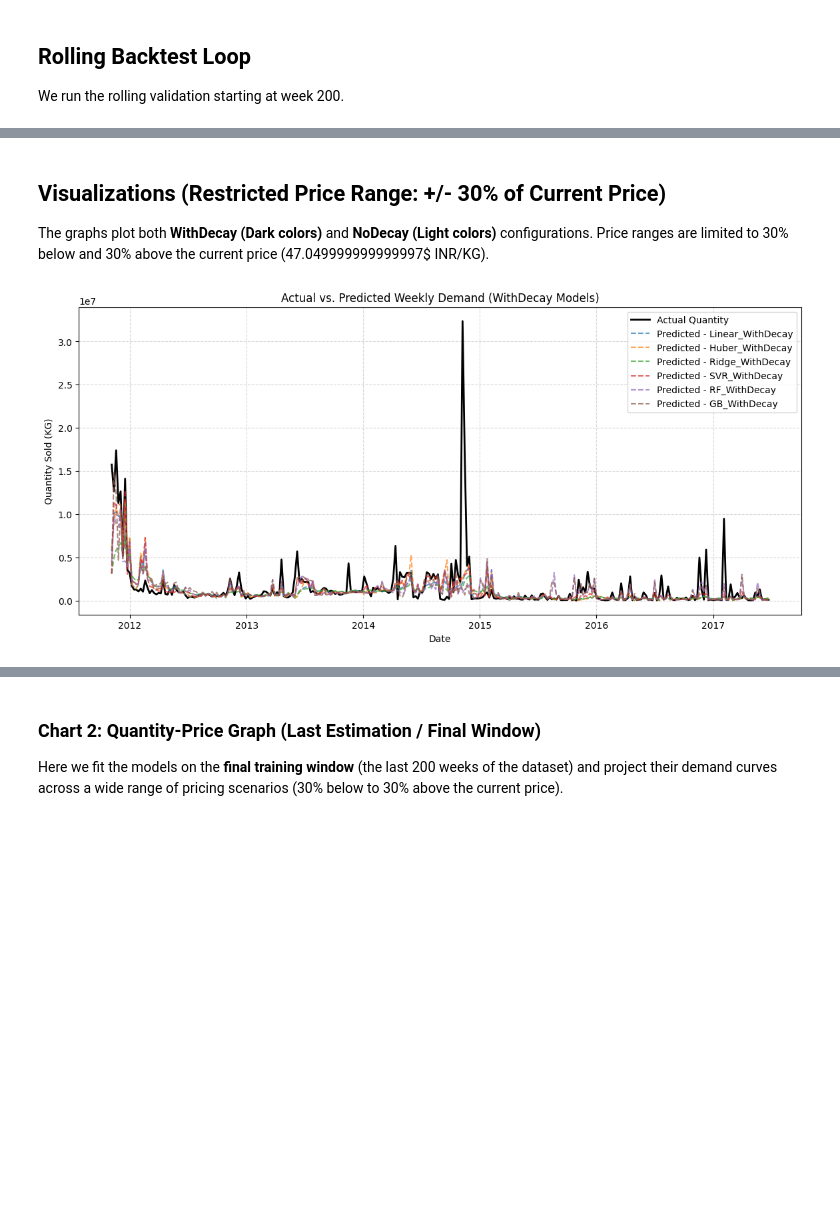
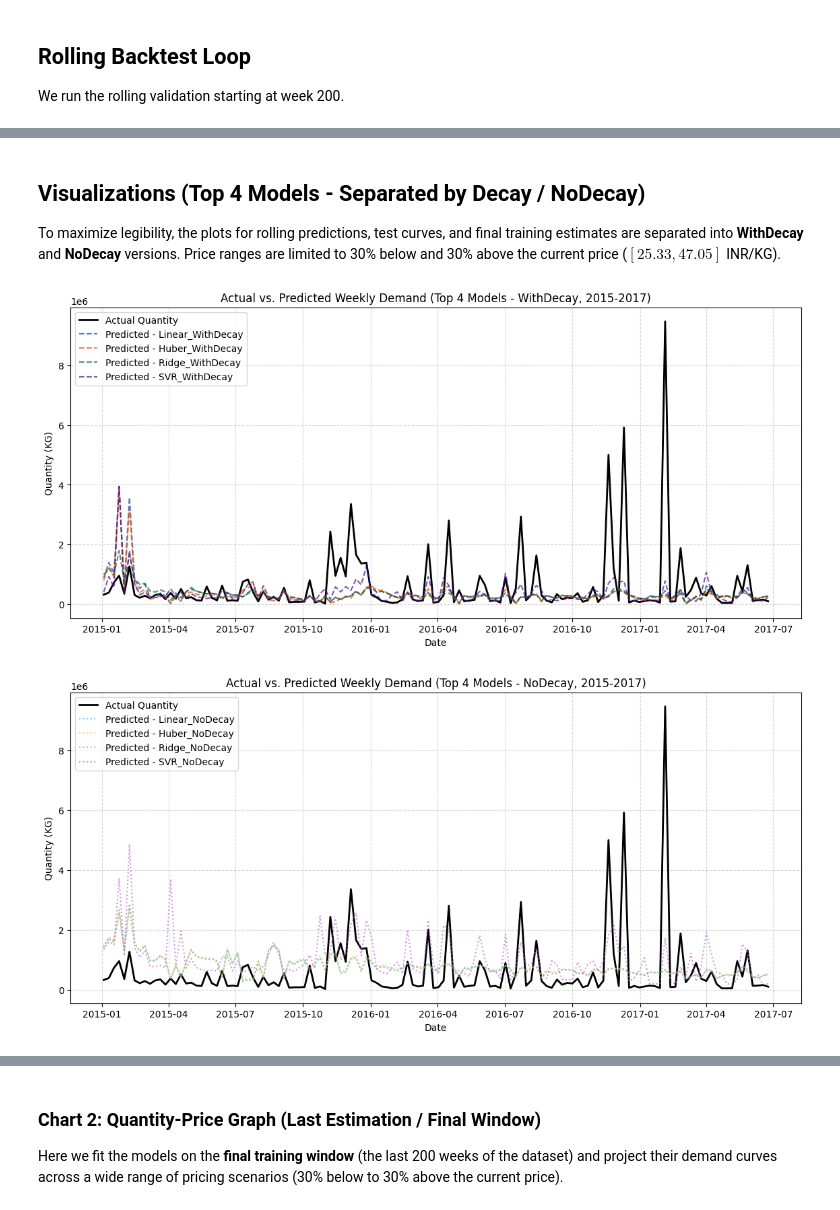
Before and after one commit to atishayj2202/PriceAnalysis, a Jupyter notebook: mod_test/elasticity_model_testing.ipynb, the cells around one changed output, grey strips where cells are left out. Saved outputs shown, nothing was run; the diff lists cells and outputs as text; code cells hidden in the pictures; blank space fills up the shorter version.

```diff
--- a/mod_test/elasticity_model_testing.ipynb
+++ b/mod_test/elasticity_model_testing.ipynb
@@ -253,24 +277,55 @@ final_ranked[['Model', 'MAE (KG)', 'MAPE (%)', 'Mean Elasticity', 'Std Elasticit
 # %% [markdown]
-## Visualizations (Restricted Price Range: +/- 30% of Current Price)
+## Visualizations (Top 4 Models - Separated by Decay / NoDecay)
 
-The graphs plot both **WithDecay (Dark colors)** and **NoDecay (Light colors)** configurations. Price ranges are limited to 30% below and 30% above the current price (47.049999999999997$ INR/KG).
+To maximize legibility, the plots for rolling predictions, test curves, and final training estimates are separated into **WithDecay** and **NoDecay** versions. Price ranges are limited to 30% below and 30% above the current price ($[25.33, 47.05]$ INR/KG).
-# %%
-# Plot rolling predictions vs actuals for WithDecay models
-plt.figure(figsize=(14, 6))
-plt.plot(dates, actual_qs, 'k-', label='Actual Quantity', linewidth=2)
-decay_models = ['Linear_WithDecay', 'Huber_WithDecay', 'Ridge_WithDecay', 'SVR_WithDecay', 'RF_WithDecay', 'GB_WithDecay']
-for model_name in decay_models:
-    preds = [p['pred'] for p in results[model_name]]
-    plt.plot(dates, preds, label=f'Predicted - {model_name}', alpha=0.7, linestyle='--')
-
-plt.title('Actual vs. Predicted Weekly Demand (WithDecay Models)')
-plt.xlabel('Date')
-plt.ylabel('Quantity Sold (KG)')
-plt.legend()
-plt.grid(True, linestyle='--', alpha=0.5)
-plt.show()
-# %% [output]
-[figure, removed]
+# %%
+# Plot rolling predictions vs actuals for top 4 models (2015-2017 only)
+plot_dates = pd.to_datetime(dates)
+filter_2015 = (plot_dates >= '2015-01-01') & (plot_dates <= '2017-12-31')
+
+filtered_plot_dates = plot_dates[filter_2015]
+filtered_actual_qs = np.array(actual_qs)[filter_2015]
+
+color_pairs = {
+    'Linear': ('#0d47a1', '#64b5f6'),  # Blue
+    'Huber': ('#e65100', '#ffb74d'),   # Orange
+    'Ridge': ('#1b5e20', '#81c784'),   # Green
+    'SVR': ('#4a148c', '#ba68c8'),     # Purple
+}
+
+# Plot 1a: WithDecay
+plt.figure(figsize=(14, 6))
+plt.plot(filtered_plot_dates, filtered_actual_qs, 'k-', label='Actual Quantity', linewidth=2)
+for base_name, (c_decay, _) in color_pairs.items():
+    wd_name = base_name + '_WithDecay'
+    if wd_name in results:
+        preds_wd = np.array([p['pred'] for p in results[wd_name]])[filter_2015]
+        plt.plot(filtered_plot_dates, preds_wd, label=f'Predicted - {wd_name}', color=c_decay, alpha=0.7, linestyle='--')
+plt.title('Actual vs. Predicted Weekly Demand (Top 4 Models - WithDecay, 2015-2017)')
+plt.xlabel('Date')
+plt.ylabel('Quantity (KG)')
+plt.legend()
+plt.grid(True, linestyle='--', alpha=0.5)
+plt.show()
+
+# Plot 1b: NoDecay
+if not RUN_DECAY_ONLY:
+    plt.figure(figsize=(14, 6))
+    plt.plot(filtered_plot_dates, filtered_actual_qs, 'k-', label='Actual Quantity', linewidth=2)
+    for base_name, (_, c_nodecay) in color_pairs.items():
+        nd_name = base_name + '_NoDecay'
+        if nd_name in results:
+            preds_nd = np.array([p['pred'] for p in results[nd_name]])[filter_2015]
+            plt.plot(filtered_plot_dates, preds_nd, label=f'Predicted - {nd_name}', color=c_nodecay, alpha=0.7, linestyle=':')
+    plt.title('Actual vs. Predicted Weekly Demand (Top 4 Models - NoDecay, 2015-2017)')
+    plt.xlabel('Date')
+    plt.ylabel('Quantity (KG)')
+    plt.legend()
+    plt.grid(True, linestyle='--', alpha=0.5)
+    plt.show()
+# %% [output]
+[figure, added]
+[figure, added]
 # %% [markdown]
 ### Chart 1: Quantity-Price Graph (Testing Backtest Predictions)
 
```
Also changed, not shown: parts of 9 cells of this notebook, 2 other files.
